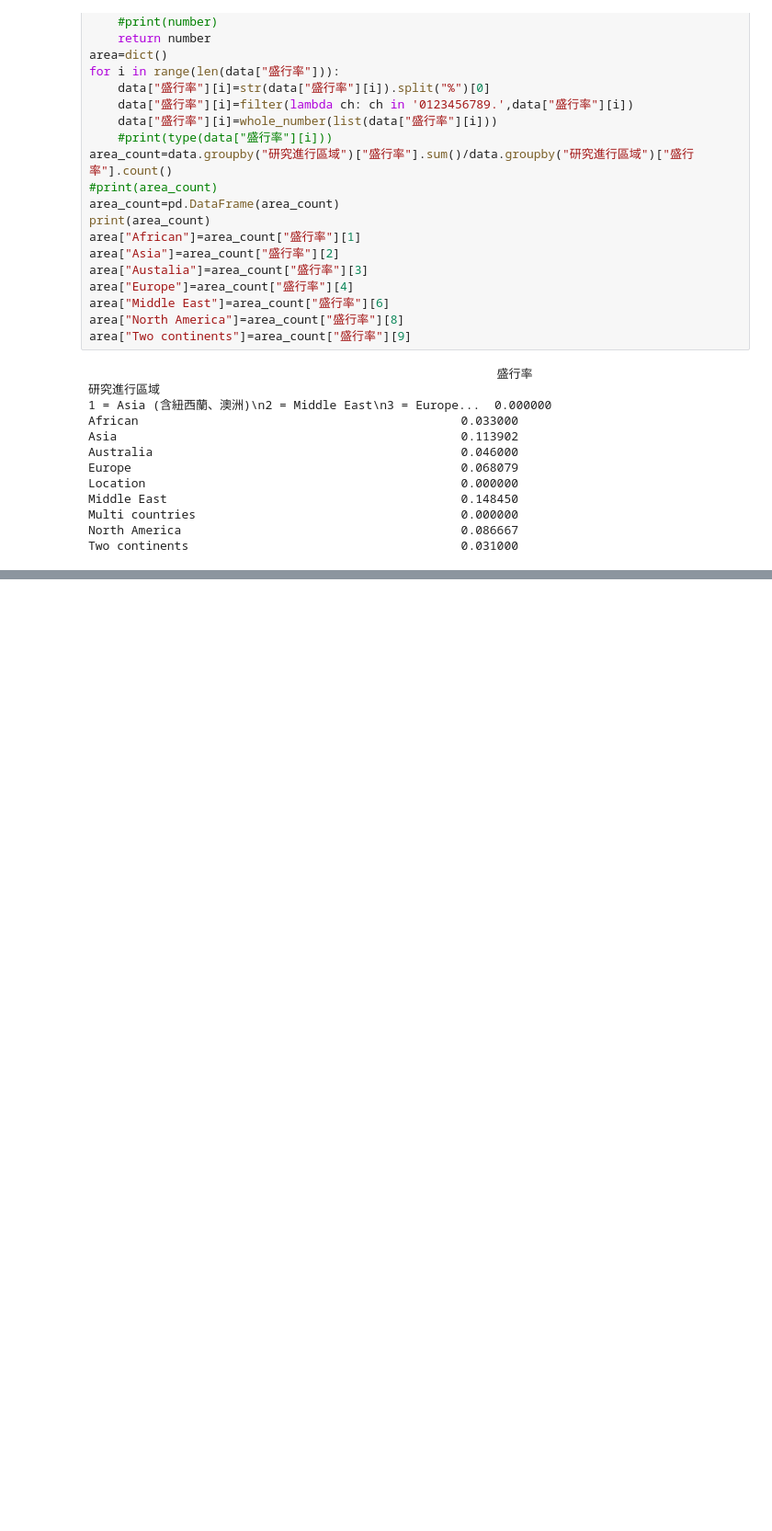
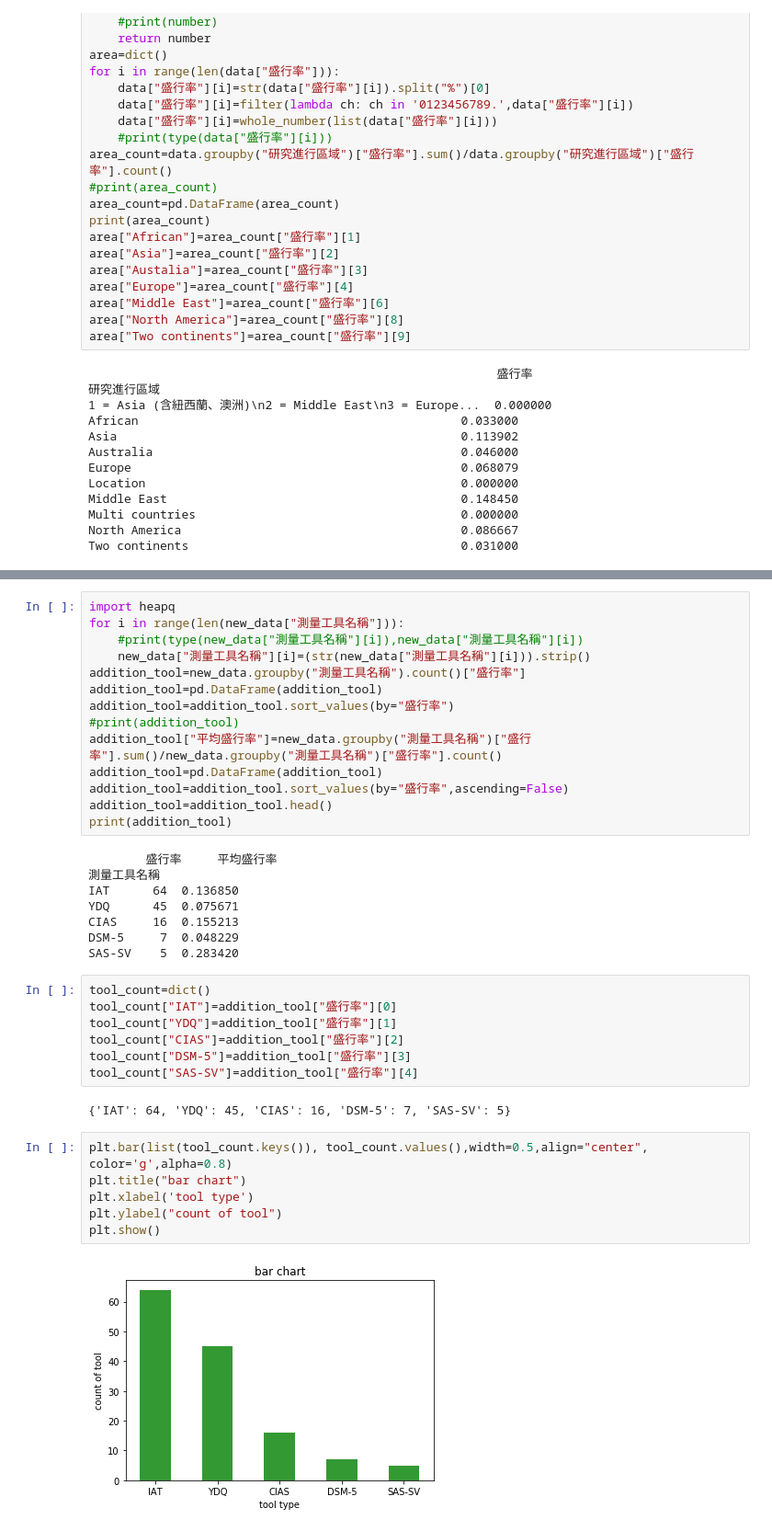
Before and after one commit to tyllersun/Tyller-for-data-science, a Jupyter notebook: cyber_psycology.ipynb, the cells around one changed output, grey strips where cells are left out. Shown at 92% size. Drawn from its saved outputs; the diff is of its cells as text; blank space fills up the shorter version.

```diff
--- a/cyber_psycology.ipynb
+++ b/cyber_psycology.ipynb
@@ -186,0 +361,39 @@ plt.show()
+# %%
+import heapq
+for i in range(len(new_data["測量工具名稱"])):
+    #print(type(new_data["測量工具名稱"][i]),new_data["測量工具名稱"][i])
+    new_data["測量工具名稱"][i]=(str(new_data["測量工具名稱"][i])).strip()
+addition_tool=new_data.groupby("測量工具名稱").count()["盛行率"]
+addition_tool=pd.DataFrame(addition_tool)
+addition_tool=addition_tool.sort_values(by="盛行率")
+#print(addition_tool)
+addition_tool["平均盛行率"]=new_data.groupby("測量工具名稱")["盛行率"].sum()/new_data.groupby("測量工具名稱")["盛行率"].count()
+addition_tool=pd.DataFrame(addition_tool)
+addition_tool=addition_tool.sort_values(by="盛行率",ascending=False)
+addition_tool=addition_tool.head()
+print(addition_tool)
+# %% [output]
+        盛行率     平均盛行率
+測量工具名稱
+IAT      64  0.136850
+YDQ      45  0.075671
+CIAS     16  0.155213
+DSM-5     7  0.048229
+SAS-SV    5  0.283420
+# %%
+tool_count=dict()
+tool_count["IAT"]=addition_tool["盛行率"][0]
+tool_count["YDQ"]=addition_tool["盛行率"][1]
+tool_count["CIAS"]=addition_tool["盛行率"][2]
+tool_count["DSM-5"]=addition_tool["盛行率"][3]
+tool_count["SAS-SV"]=addition_tool["盛行率"][4]
+# %% [output]
+{'IAT': 64, 'YDQ': 45, 'CIAS': 16, 'DSM-5': 7, 'SAS-SV': 5}
+# %%
+plt.bar(list(tool_count.keys()), tool_count.values(),width=0.5,align="center", color='g',alpha=0.8)
+plt.title("bar chart")
+plt.xlabel('tool type')
+plt.ylabel("count of tool")
+plt.show()
+# %% [output]
+[figure, added]
```
Also changed, not shown: parts of 11 cells of this notebook.
